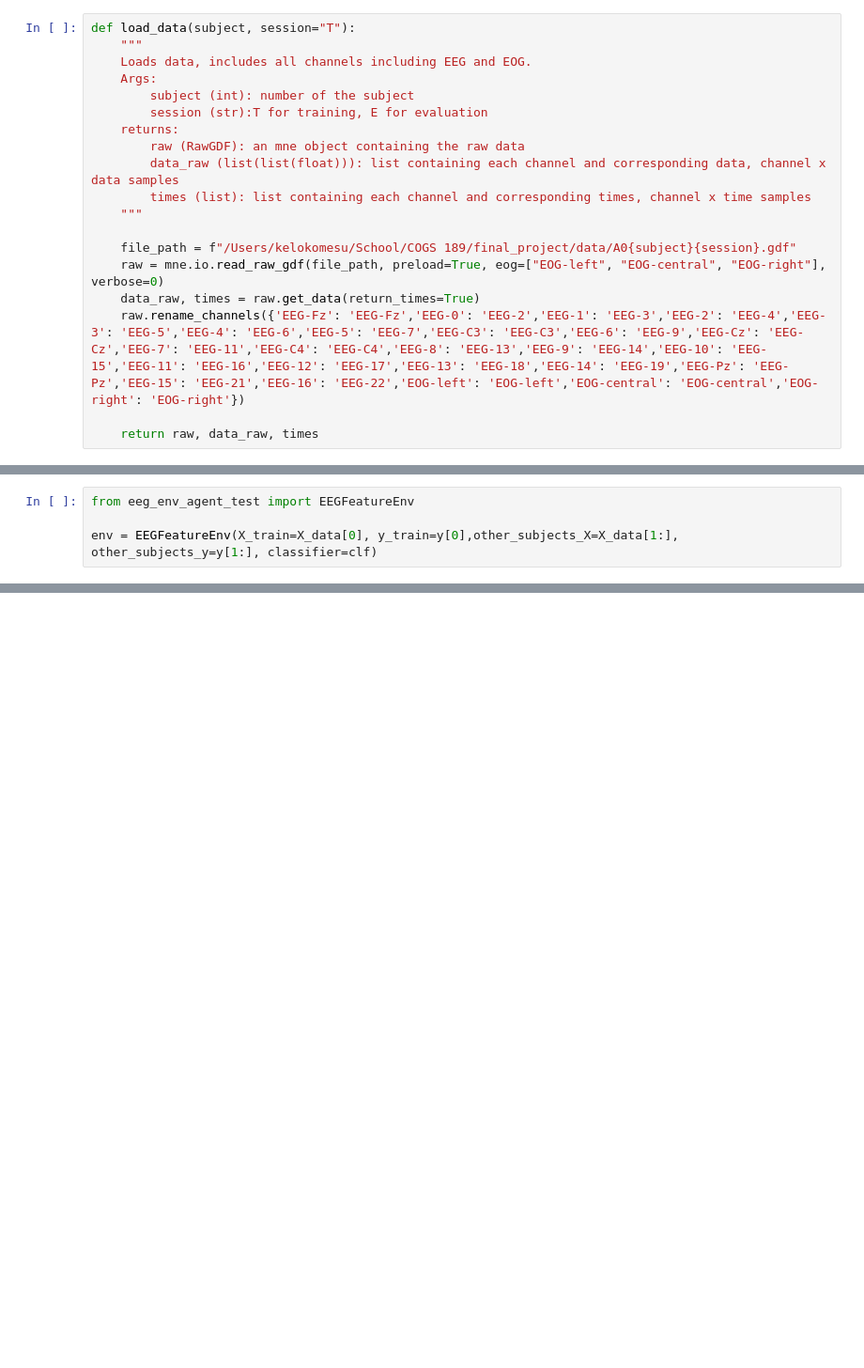
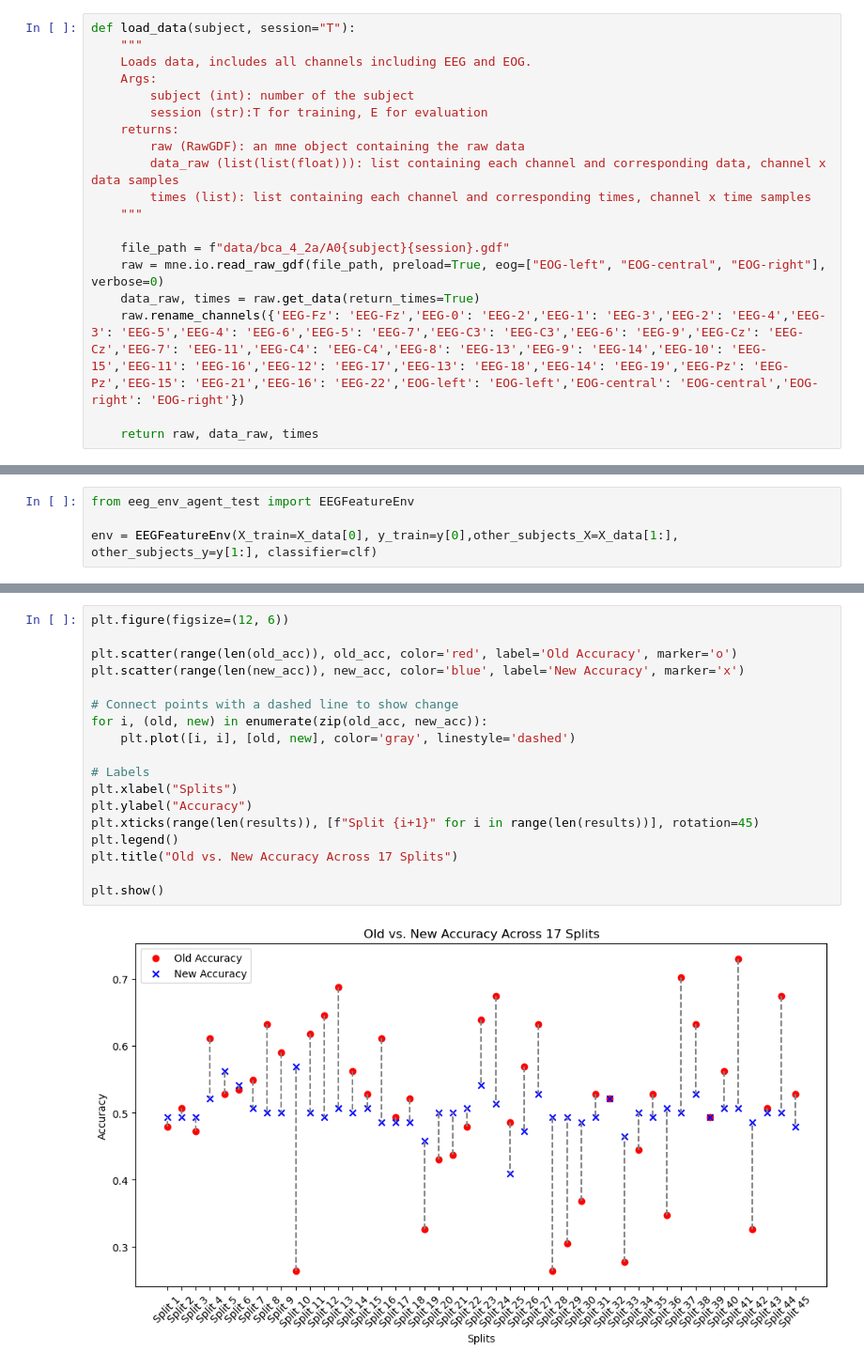
Before and after one commit to JaigonRyu/EEG_RL_Feature_Transforms, a Jupyter notebook: COGS189_Final.ipynb, the cells around one changed output, grey strips where cells are left out. Shown at 94% size. Saved outputs shown, nothing was run; the diff lists cells and outputs as text; blank space fills up the shorter version.

```diff
--- a/COGS189_Final.ipynb
+++ b/COGS189_Final.ipynb
@@ -25,7 +25,7 @@ def load_data(subject, session="T"):
         times (list): list containing each channel and corresponding times, channel x time samples
     """
 
-    file_path = f"/Users/kelokomesu/School/COGS 189/final_project/data/A0{subject}{session}.gdf"
+    file_path = f"data/bca_4_2a/A0{subject}{session}.gdf"
     raw = mne.io.read_raw_gdf(file_path, preload=True, eog=["EOG-left", "EOG-central", "EOG-right"], verbose=0)
     data_raw, times = raw.get_data(return_times=True)
     raw.rename_channels({'EEG-Fz': 'EEG-Fz','EEG-0': 'EEG-2','EEG-1': 'EEG-3','EEG-2': 'EEG-4','EEG-3': 'EEG-5','EEG-4': 'EEG-6','EEG-5': 'EEG-7','EEG-C3': 'EEG-C3','EEG-6': 'EEG-9','EEG-Cz': 'EEG-Cz','EEG-7': 'EEG-11','EEG-C4': 'EEG-C4','EEG-8': 'EEG-13','EEG-9': 'EEG-14','EEG-10': 'EEG-15','EEG-11': 'EEG-16','EEG-12': 'EEG-17','EEG-13': 'EEG-18','EEG-14': 'EEG-19','EEG-Pz': 'EEG-Pz','EEG-15': 'EEG-21','EEG-16': 'EEG-22','EOG-left': 'EOG-left','EOG-central': 'EOG-central','EOG-right': 'EOG-right'})
@@ -533,0 +841,20 @@ Wrapping the env in a DummyVecEnv.
+# %%
+plt.figure(figsize=(12, 6))
+
+plt.scatter(range(len(old_acc)), old_acc, color='red', label='Old Accuracy', marker='o')
+plt.scatter(range(len(new_acc)), new_acc, color='blue', label='New Accuracy', marker='x')
+
+# Connect points with a dashed line to show change
+for i, (old, new) in enumerate(zip(old_acc, new_acc)):
+    plt.plot([i, i], [old, new], color='gray', linestyle='dashed')
+
+# Labels
+plt.xlabel("Splits")
+plt.ylabel("Accuracy")
+plt.xticks(range(len(results)), [f"Split {i+1}" for i in range(len(results))], rotation=45)
+plt.legend()
+plt.title("Old vs. New Accuracy Across 17 Splits")
+
+plt.show()
+# %% [output]
+[figure, added]
```
Also changed, not shown: parts of 24 cells of this notebook, 7 other files.
